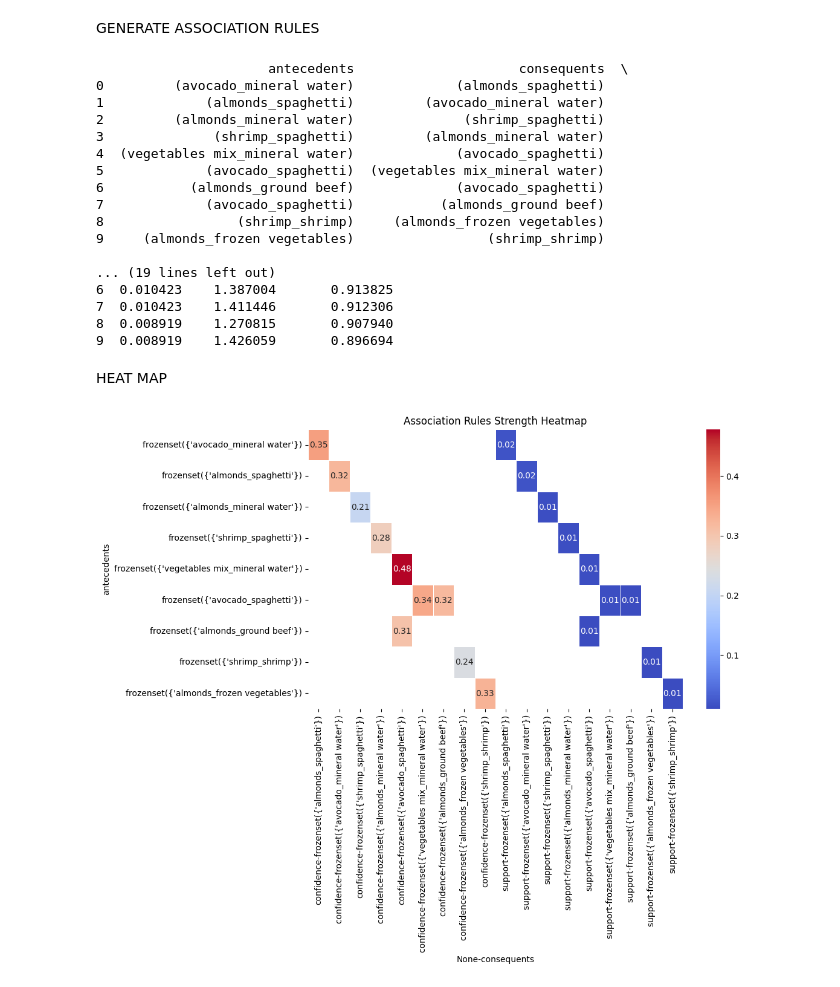
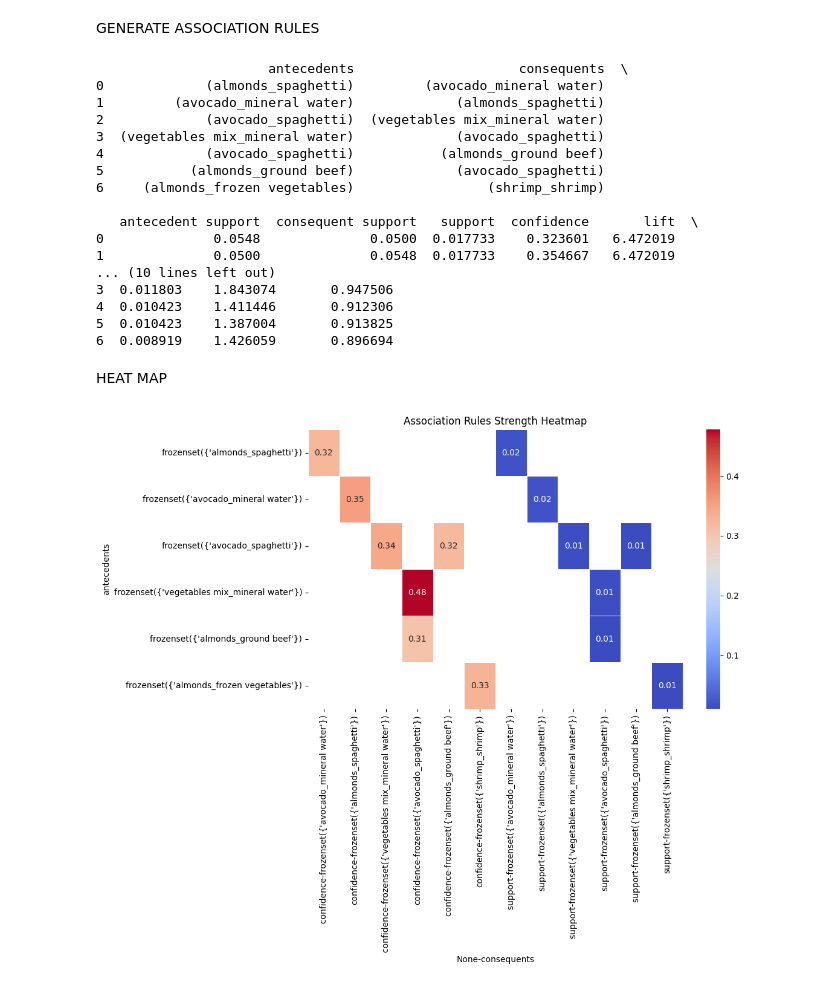
Before and after one commit to GOPIKA-S-S/ML-LAB3, a Jupyter notebook: LAB3.ipynb, the cells around one changed output. Saved outputs shown, nothing was run; the diff lists cells and outputs as text; code cells hidden in the pictures.

```diff
--- a/LAB3.ipynb
+++ b/LAB3.ipynb
@@ -195,35 +197,37 @@ plt.show()
 GENERATE ASSOCIATION RULES
 # %%
 # Generate association rules with minimum confidence
-association_rules_df = association_rules(frequent_itemsets, metric='confidence', min_threshold=0.2)
+rules = association_rules(frequent_itemsets, metric="confidence", min_threshold=0.3)
 
-print(association_rules_df)
+print(rules)
 # %% [output]
                       antecedents                     consequents  \
-0         (avocado_mineral water)             (almonds_spaghetti)
-1             (almonds_spaghetti)         (avocado_mineral water)
-2         (almonds_mineral water)              (shrimp_spaghetti)
-3              (shrimp_spaghetti)         (almonds_mineral water)
-4  (vegetables mix_mineral water)             (avocado_spaghetti)
-5             (avocado_spaghetti)  (vegetables mix_mineral water)
-6           (almonds_ground beef)             (avocado_spaghetti)
-7             (avocado_spaghetti)           (almonds_ground beef)
-8                 (shrimp_shrimp)     (almonds_frozen vegetables)
-9     (almonds_frozen vegetables)                 (shrimp_shrimp)
+0             (almonds_spaghetti)         (avocado_mineral water)
+1         (avocado_mineral water)             (almonds_spaghetti)
+2             (avocado_spaghetti)  (vegetables mix_mineral water)
+3  (vegetables mix_mineral water)             (avocado_spaghetti)
+4             (avocado_spaghetti)           (almonds_ground beef)
+5           (almonds_ground beef)             (avocado_spaghetti)
+6     (almonds_frozen vegetables)                 (shrimp_shrimp)
 
-... (19 lines left out)
-6  0.010423    1.387004       0.913825
-7  0.010423    1.411446       0.912306
-8  0.008919    1.270815       0.907940
-9  0.008919    1.426059       0.896694
+   antecedent support  consequent support   support  confidence       lift  \
+0              0.0548              0.0500  0.017733    0.323601   6.472019
+1              0.0500              0.0548  0.017733    0.354667   6.472019
+... (10 lines left out)
+3  0.011803    1.843074       0.947506
+4  0.010423    1.411446       0.912306
+5  0.010423    1.387004       0.913825
+6  0.008919    1.426059       0.896694
+# %%
+rules = rules.drop(labels = ["antecedent support", "consequent support", "leverage", "zhangs_metric"], axis = 1)
 # %% [markdown]
 HEAT MAP
 # %%
 # Create a heatmap of support and confidence values
-heatmap_data = association_rules_df.pivot_table(index='antecedents', columns='consequents', values=['support', 'confidence'])
+heatmap_data = rules.pivot_table(index='antecedents', columns='consequents', values=['support', 'confidence'])
 plt.figure(figsize=(10, 6))
 sns.heatmap(heatmap_data, annot=True, cmap='coolwarm', fmt='.2f', linewidths=0.5)
 plt.title('Association Rules Strength Heatmap')
 plt.show()
 # %% [output]
-[figure, old version]
+[figure, new version]
```
Also changed, not shown: parts of 14 cells of this notebook.
